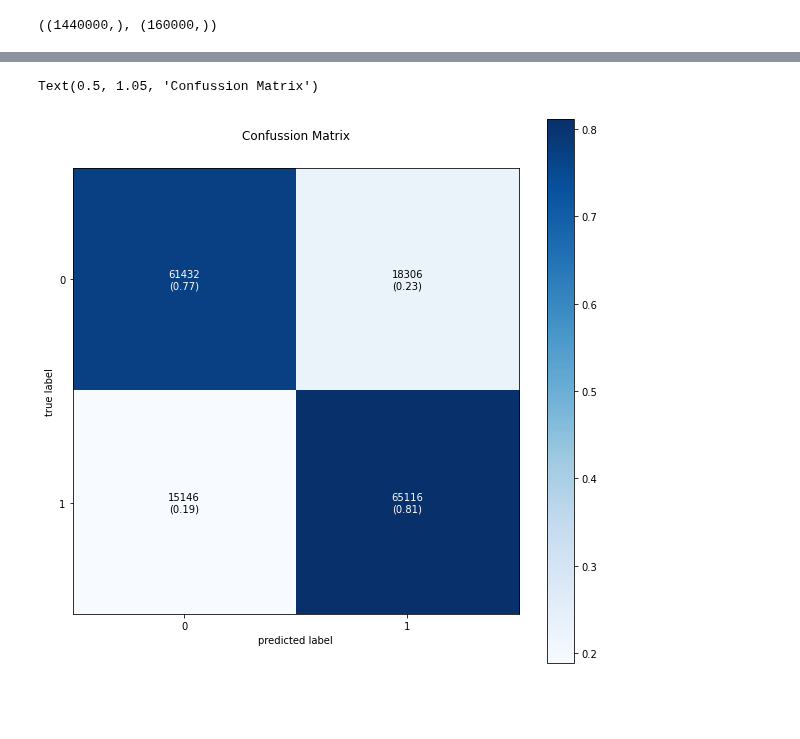
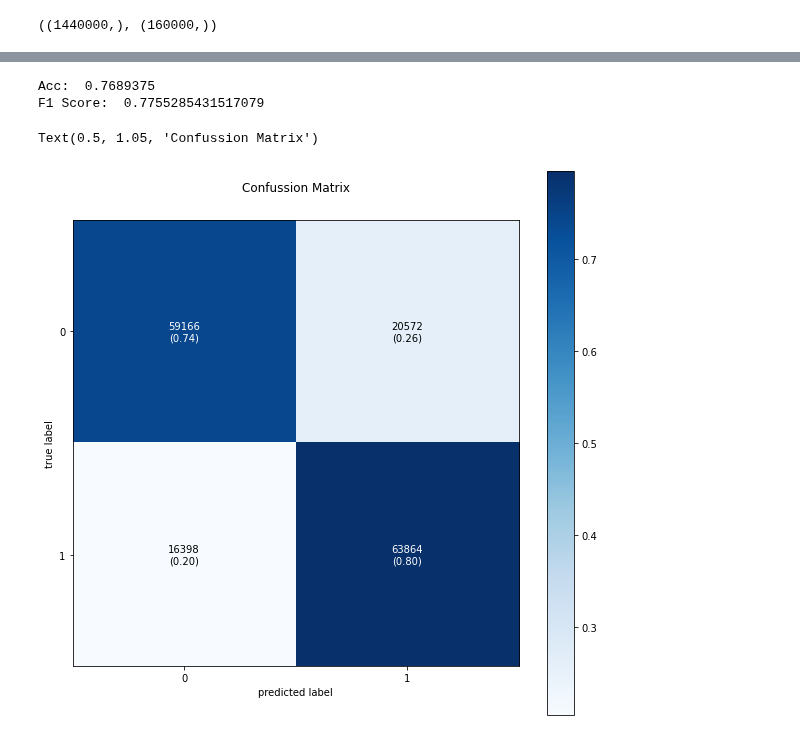
Before and after one commit to AsadAliDD/TwitterSentiment, a Jupyter notebook: Notebooks/EDA.ipynb, the cells around one changed output, grey strips where cells are left out. Cells and saved outputs as stored; diff of their text form; code cells hidden in the pictures; blank space fills up the shorter version.

```diff
--- a/Notebooks/EDA.ipynb
+++ b/Notebooks/EDA.ipynb
@@ -44,3 +53,5 @@ gc.collect()
+# %%
+data.loc[data['sentiment']==4,'sentiment']=1
 # %%
 data.sentiment.value_counts()
 # %% [output]
@@ -70,6 +81,13 @@ data["text"]=data["text"].str.replace(r'[^A-Za-z0-9 ]+',"")
 stop_words = stopwords.words('english')
 data['text'] = data['text'].apply(lambda x: ' '.join([word for word in x.split() if word not in (stop_words)]))
 
+
+#Lementize
+wordlem = WordNetLemmatizer()
+data['text']=data['text'].apply(lambda x: ' '.join([wordlem.lemmatize(word) for word in x.split()]))
+
+
+
 # df[''] = df['Links'].apply(lambda x: re.split('https:\/\/.*', str(x))[0])
 # %%
 data.head()
@@ -88,7 +106,7 @@ X_train.shape,X_test.shape
 ((1440000,), (160000,))
 # %%
 #Vectorsing the Tweets
-vectorizer=TfidfVectorizer(max_df=0.9,min_df=20,max_features=20000,ngram_range=(1,2))
+vectorizer=TfidfVectorizer(max_df=0.9,min_df=20,max_features=10000,ngram_range=(1,3))
 vectorizer.fit(X_train)
 # %% [output]
 TfidfVectorizer(analyzer='word', binary=False, decode_error='strict',
@@ -134,0 +131,20 @@ acc,f1
+# %%
+#Training Logitistic Regression
+lr=LogisticRegression(verbose=3,max_iter=100)
+lr.fit(X_train,y_train)
+print ('Training....')
+
+pred=lr.predict(X_test)
+acc=accuracy_score(y_test,pred)
+f1=f1_score(y_test,pred)
+confussion=confusion_matrix(y_test,pred,labels=[0,1])
+print ("Acc: ",acc)
+print ("F1 Score: ",f1)
+
+
+fig, ax = plot_confusion_matrix(conf_mat=confussion,
+                                show_absolute=True,
+                                show_normed=True,
+                                colorbar=True,
+                               figsize=(10,10))
+plt.title('Confussion Matrix')
@@ -135,10 +160,23 @@ acc,f1
 # %%
+# BNB
+bnb = BernoulliNB()
+bnb.fit(X_train, y_train)
+pred=bnb.predict(X_test)
+acc=accuracy_score(y_test,pred)
+f1=f1_score(y_test,pred)
+confussion=confusion_matrix(y_test,pred,labels=[0,1])
+
+print ("Acc: ",acc)
+print ("F1 Score: ",f1)
+
 fig, ax = plot_confusion_matrix(conf_mat=confussion,
                                 show_absolute=True,
                                 show_normed=True,
                                 colorbar=True,
                                figsize=(10,10))
 plt.title('Confussion Matrix')
 # %% [output]
-Text(0.5, 1.05, 'Confussion Matrix')
+Acc:  0.7689375
+F1 Score:  0.7755285431517079
+Text(0.5, 1.05, 'Confussion Matrix')
-[figure, old version]
+[figure, new version]
```
Also changed, not shown: parts of 27 cells of this notebook, 1 other file.
